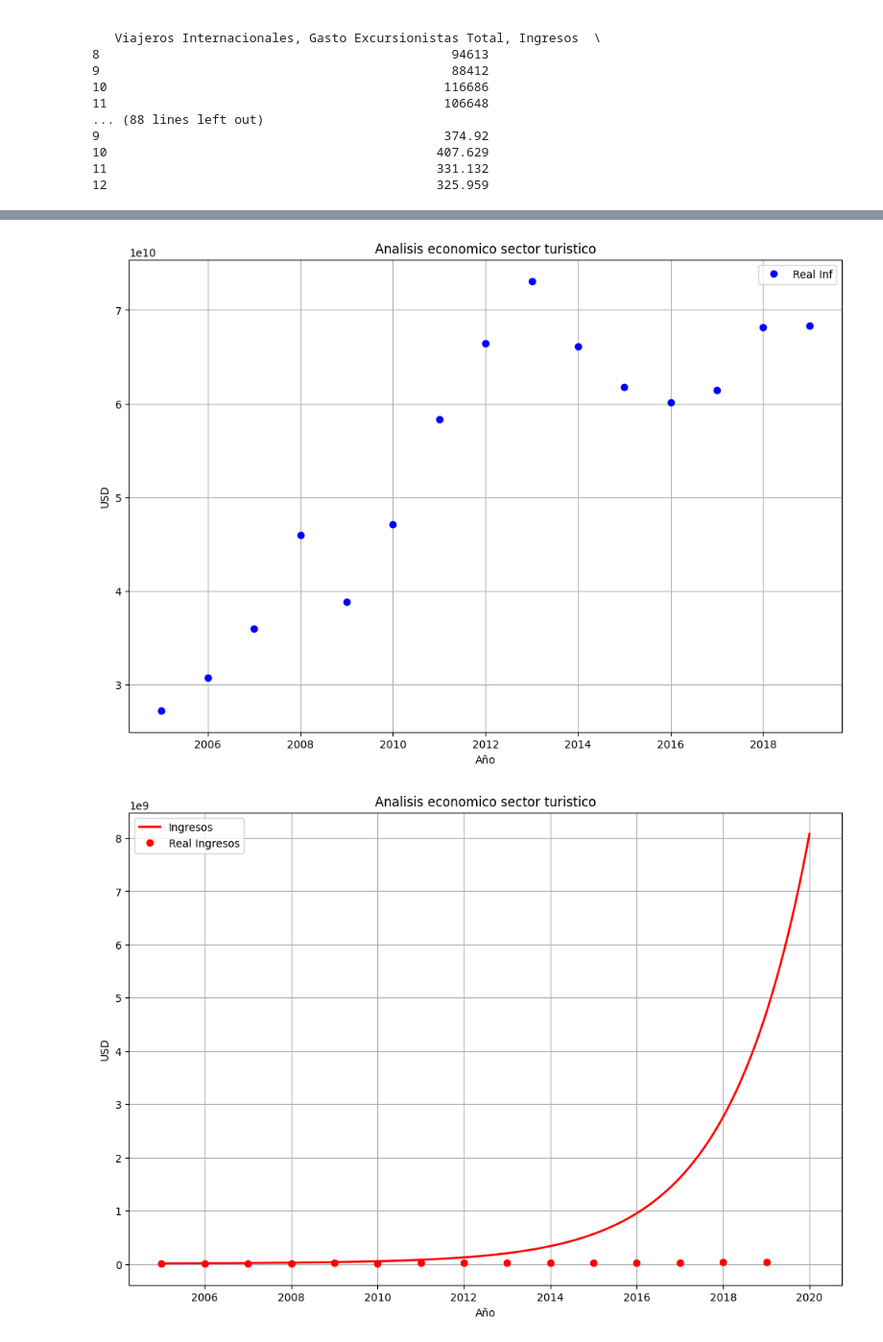
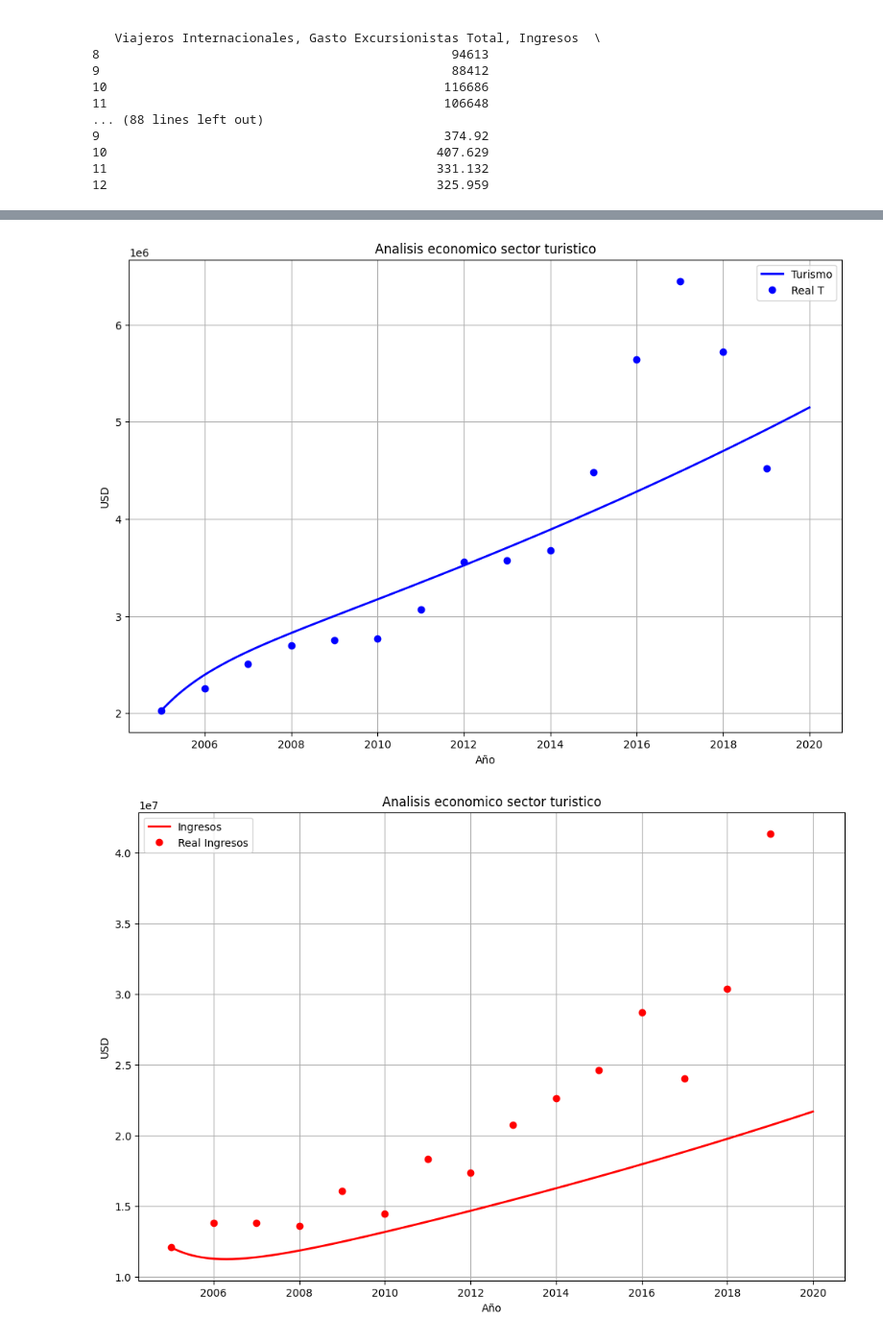
Before and after one commit to Lunaaaalj/MSED, a Jupyter notebook: code/sectores_economia/unificado.ipynb, the cells around one changed output, grey strips where cells are left out. Shown: that part at 96% size. Cells and saved outputs as stored; diff of their text form; code cells hidden in the pictures.

```diff
--- a/code/sectores_economia/unificado.ipynb
+++ b/code/sectores_economia/unificado.ipynb
@@ -98,8 +87,8 @@ df=df[['ANIO','Ingresos mex','Ingresos ch','inf ch','inf mex']]
 # Cambios
 df['dI/dt (ch)']=df['Ingresos ch'].diff().fillna(0)
 df['dI/dt (mex)']=df['Ingresos mex'].diff().fillna(0)
-df['dT/dt (ch)']=df['inf ch'].diff().fillna(0)
-df['dT/dt (mex)']=df['inf mex'].diff().fillna(0)
+df['dT/dt (ch)']=df['T ch'].diff().fillna(0)
+df['dT/dt (mex)']=df['T mex'].diff().fillna(0)
 # %%
 # mandarlo todo a un csv
 
@@ -290,24 +279,24 @@ def sistema_edos(t, y):
     # y = [J, A, E, T, I]
     jt, at, et, Tt, it = y
 
-    # COEFICIENTES modelo poblacion
-    c1 = -0.0085  # tasa de natalidad
-    c2 = -0.0207  # tasa de mortalidad jóvenes
-    #const1= -2.161e+06
-    tj=0.0359
-    c3 = -0.0036  # tasa de mortalidad adultos (positiva)
-    #const2=-3.146e+07
-    ta=-0.0002
-    c4 =  -0.0344 # tasa de mortalidad mayores
-    #const3=-1.404e+06
+    # COEFICIENTES
+    c1 = 0.0113 # tasa de natalidad
+    c2 = 0.0411  # tasa de mortalidad jóvenes
+    #const1 = -2.929e+05
+    tj= 0.0392 # transicion jovenes
+    c3 = -0.0004  # tasa de mortalidad adultos
+    const2= 1.442e+06
+    ta=-0.0046 # transicion adultos
+    c4 = -0.0655  # tasa de mortalidad mayores
+    #const3=-2.048e+05
 
-    a1=1635.4582
-    a2=-472.3130
-    a3=0.1790
-    #const4=3.223e+10
-    a4=-0.0001
-    a5=0.4089
-    #const5=-3.669e+06
+    a1= 0.2189
+    a2=0.0806
+    a3=-0.3906
+    #const4=-4.005e+06
+    a4=2.5797
+    a5=-0.5663
+    #const5=
 
 
     # ECUACIONES Poblacion
@@ -323,7 +312,7 @@ def sistema_edos(t, y):
     return [dyJ, dyA, dyE, dyT, dyI]
 
 # y0 = [J, A, E, T, I] en 2005
-y0 = [3991476.0,10826184.0,1365829.0, 27235000000.0, 12106828.0]
+y0 = [3991476.0,10826184.0,1365829.0, 2027000, 12106828.0]
 t0, tf, h = 0, 15, 0.01
 
 t, y = RK4(sistema_edos, y0, t0, tf, h)
@@ -332,34 +321,34 @@ t, y = RK4(sistema_edos, y0, t0, tf, h)
 
 years = 2005 + t
 fig, ax = plt.subplots(1, 1, figsize=(12, 8))
 # Modelo
-#ax.plot(years, y[:, 3], 'b-', linewidth=2, label='Inversion infraestructura')
+ax.plot(years, y[:, 3], 'b-', linewidth=2, label='Turismo')
 
 # Reales
 
 years_real=df['ANIO']
-ax.plot(years_real,df['inf ch'],'bo',markersize=6,label='Real Inf')
+ax.plot(years_real,df['T ch'],'bo',markersize=6,label='Real T')
 
 
 
 ax.set_title('Analisis economico sector turistico')
 ax.set_xlabel('Año')
 ax.set_ylabel('USD')
 ax.grid(True)
 ax.legend()
 plt.show()
 
 fig, bx = plt.subplots(1,1,figsize=(12,8))
 bx.plot(years, y[:, 4], 'r-', linewidth=2, label='Ingresos')
 
 bx.plot(years_real,df['Ingresos ch'],'ro',markersize=6,label='Real Ingresos')
 
 bx.set_title('Analisis economico sector turistico')
 bx.set_xlabel('Año')
 bx.set_ylabel('USD')
 bx.grid(True)
 bx.legend()
 plt.show()
 # %% [output]
-[figure, old version]
+[figure, new version]
-[figure, old version]
+[figure, new version]
```
Also changed, not shown: parts of 7 cells of this notebook, 10 other files.
